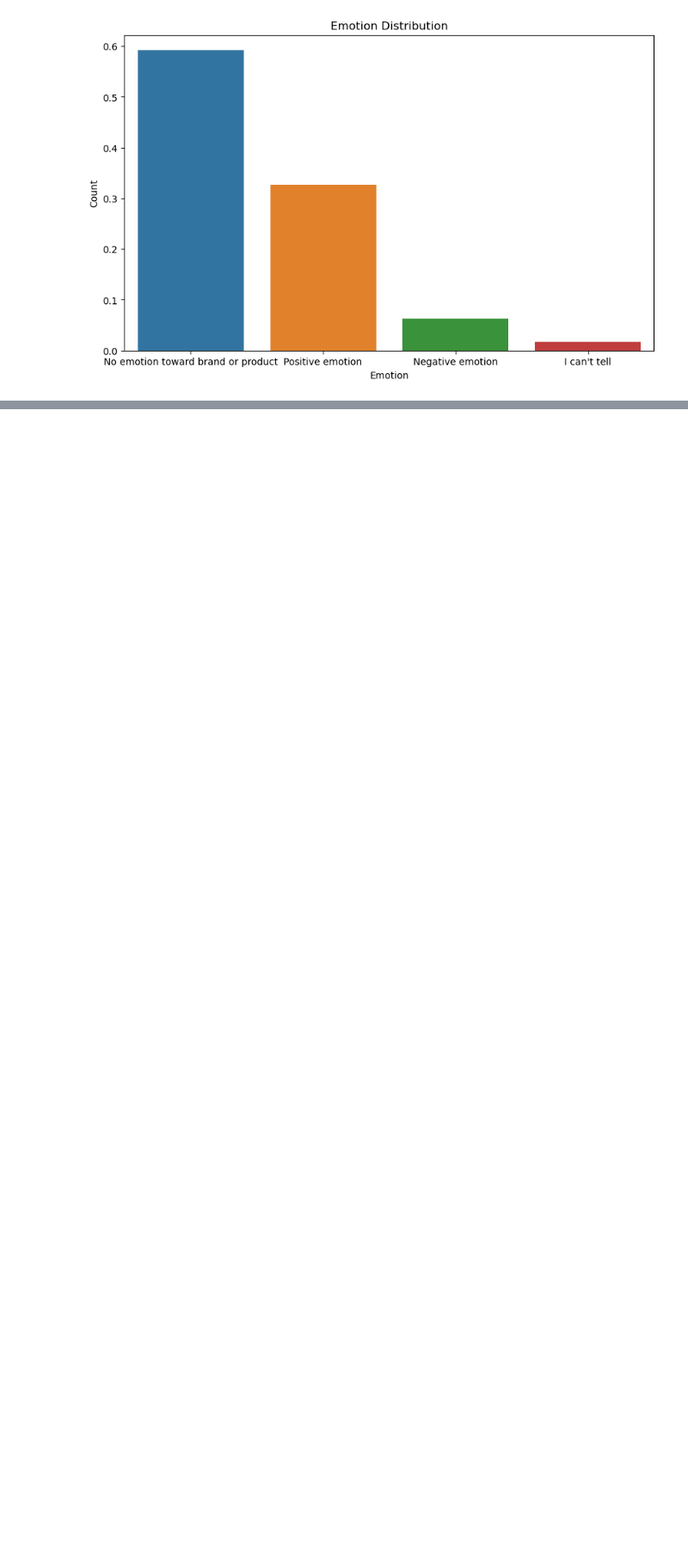
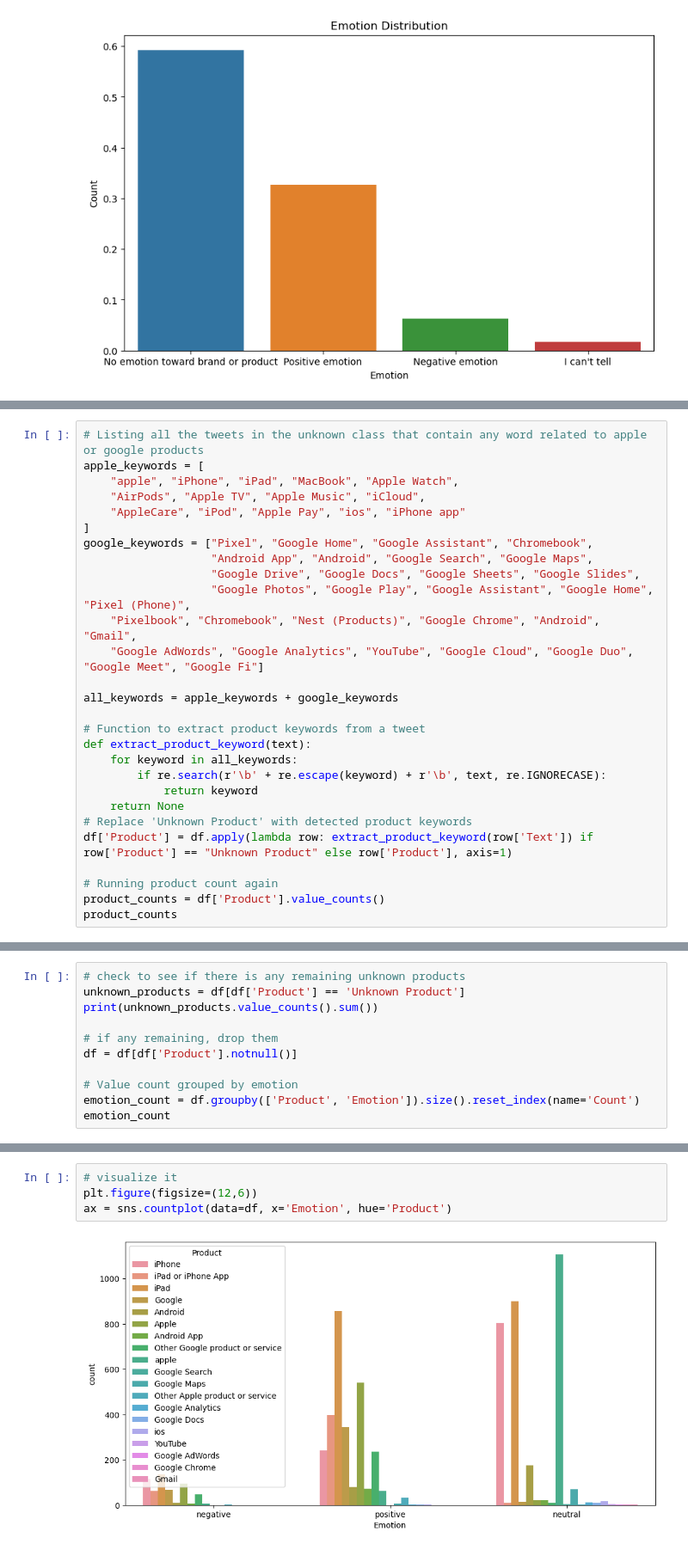
Before and after one commit to jgatharia/Phase_4_Project_, a Jupyter notebook: julliet.ipynb, the cells around one changed output, grey strips where cells are left out. Shown at 86% size. Cells and saved outputs as stored; diff of their text form; blank space fills up the shorter version.

Commit message:
text preprocessing

```diff
--- a/julliet.ipynb
+++ b/julliet.ipynb
@@ -202,0 +238,28 @@ Name: count, dtype: int64
+# %%
+# Listing all the tweets in the unknown class that contain any word related to apple or google products
+apple_keywords = [
+    "apple", "iPhone", "iPad", "MacBook", "Apple Watch",
+    "AirPods", "Apple TV", "Apple Music", "iCloud",
+    "AppleCare", "iPod", "Apple Pay", "ios", "iPhone app"
+]
+google_keywords = ["Pixel", "Google Home", "Google Assistant", "Chromebook",
+                   "Android App", "Android", "Google Search", "Google Maps",
+                   "Google Drive", "Google Docs", "Google Sheets", "Google Slides",
+                   "Google Photos", "Google Play", "Google Assistant", "Google Home", "Pixel (Phone)",
+    "Pixelbook", "Chromebook", "Nest (Products)", "Google Chrome", "Android", "Gmail",
+    "Google AdWords", "Google Analytics", "YouTube", "Google Cloud", "Google Duo", "Google Meet", "Google Fi"]
+
+all_keywords = apple_keywords + google_keywords
+
+# Function to extract product keywords from a tweet
+def extract_product_keyword(text):
+    for keyword in all_keywords:
+        if re.search(r'\b' + re.escape(keyword) + r'\b', text, re.IGNORECASE):
+            return keyword
+    return None
+# Replace 'Unknown Product' with detected product keywords
+df['Product'] = df.apply(lambda row: extract_product_keyword(row['Text']) if row['Product'] == "Unknown Product" else row['Product'], axis=1)
+
+# Running product count again
+product_counts = df['Product'].value_counts()
+product_counts
@@ -202,0 +284,11 @@ Name: count, dtype: int64
+# %%
+# check to see if there is any remaining unknown products
+unknown_products = df[df['Product'] == 'Unknown Product']
+print(unknown_products.value_counts().sum())
+
+# if any remaining, drop them
+df = df[df['Product'].notnull()]
+
+# Value count grouped by emotion
+emotion_count = df.groupby(['Product', 'Emotion']).size().reset_index(name='Count')
+emotion_count
@@ -202,0 +314,6 @@ Name: count, dtype: int64
+# %%
+# visualize it
+plt.figure(figsize=(12,6))
+ax = sns.countplot(data=df, x='Emotion', hue='Product')
+# %% [output]
+[figure, added]
```
Also changed, not shown: parts of 16 cells of this notebook.
